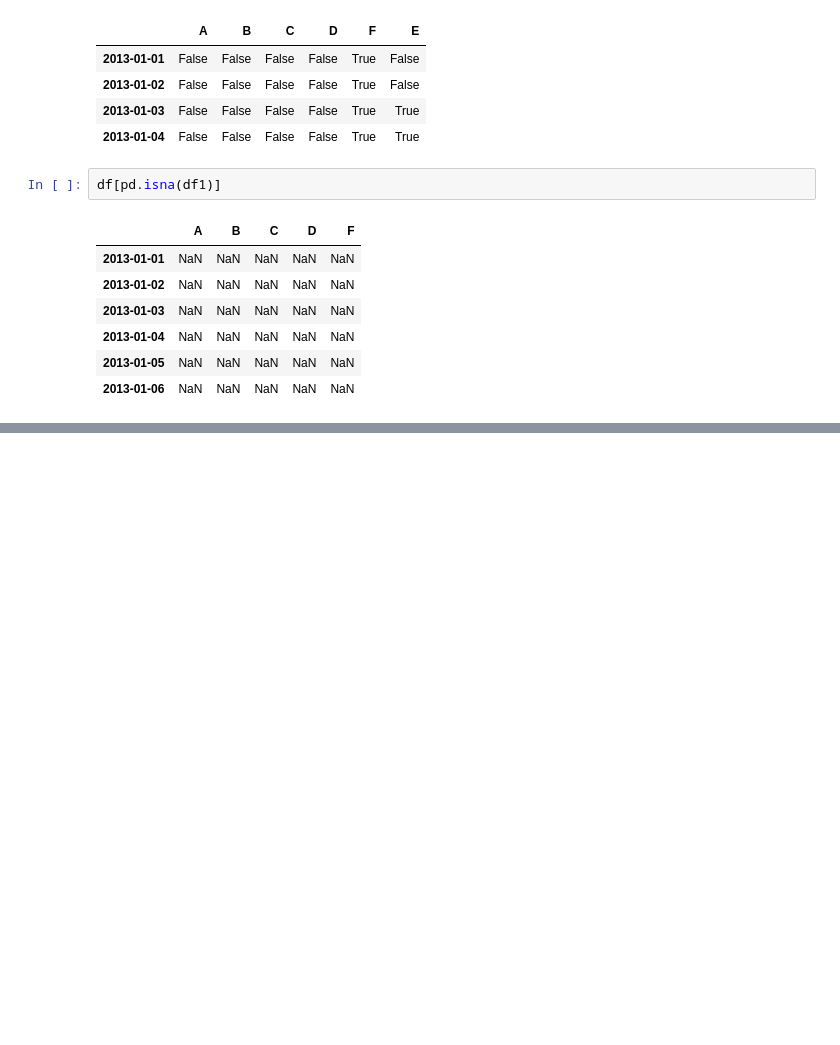
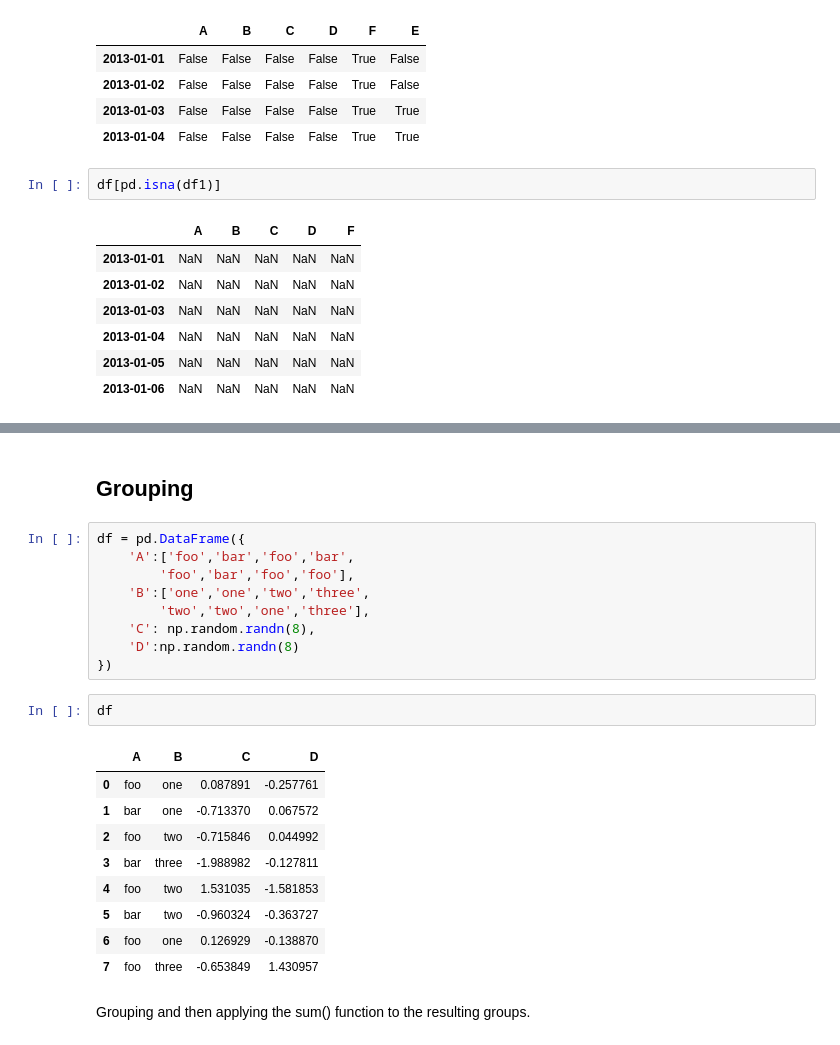
Before and after one commit to chitranjanit/dirty-your-hands-on-ml, a Jupyter notebook: ml-base/pandas/10-minutes-to-pandas/Untitled.ipynb, the cells around one changed output, grey strips where cells are left out. Saved outputs shown, nothing was run; the diff lists cells and outputs as text; blank space fills up the shorter version.

```diff
--- a/ml-base/pandas/10-minutes-to-pandas/Untitled.ipynb
+++ b/ml-base/pandas/10-minutes-to-pandas/Untitled.ipynb
@@ -475,0 +659,25 @@ df[pd.isna(df1)]
+# %% [markdown]
+## Grouping
+# %%
+df = pd.DataFrame({
+    'A':['foo','bar','foo','bar',
+        'foo','bar','foo','foo'],
+    'B':['one','one','two','three',
+        'two','two','one','three'],
+    'C': np.random.randn(8),
+    'D':np.random.randn(8)
+})
+# %%
+df
+# %% [output]
+|  | A | B | C | D |
+| 0 | foo | one | 0.087891 | -0.257761 |
+| 1 | bar | one | -0.713370 | 0.067572 |
+| 2 | foo | two | -0.715846 | 0.044992 |
+| 3 | bar | three | -1.988982 | -0.127811 |
+| 4 | foo | two | 1.531035 | -1.581853 |
+| 5 | bar | two | -0.960324 | -0.363727 |
+| 6 | foo | one | 0.126929 | -0.138870 |
+| 7 | foo | three | -0.653849 | 1.430957 |
+# %% [markdown]
+Grouping and then applying the sum() function to the resulting groups.
```
Also changed, not shown: parts of 34 cells of this notebook, 7 other files.
